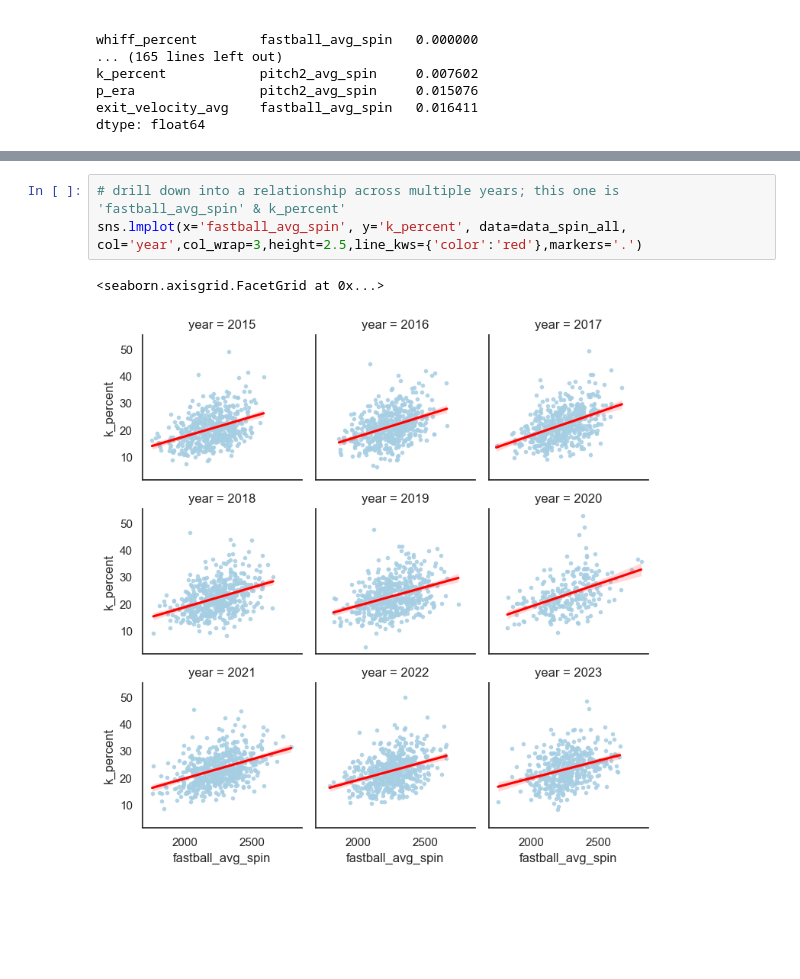
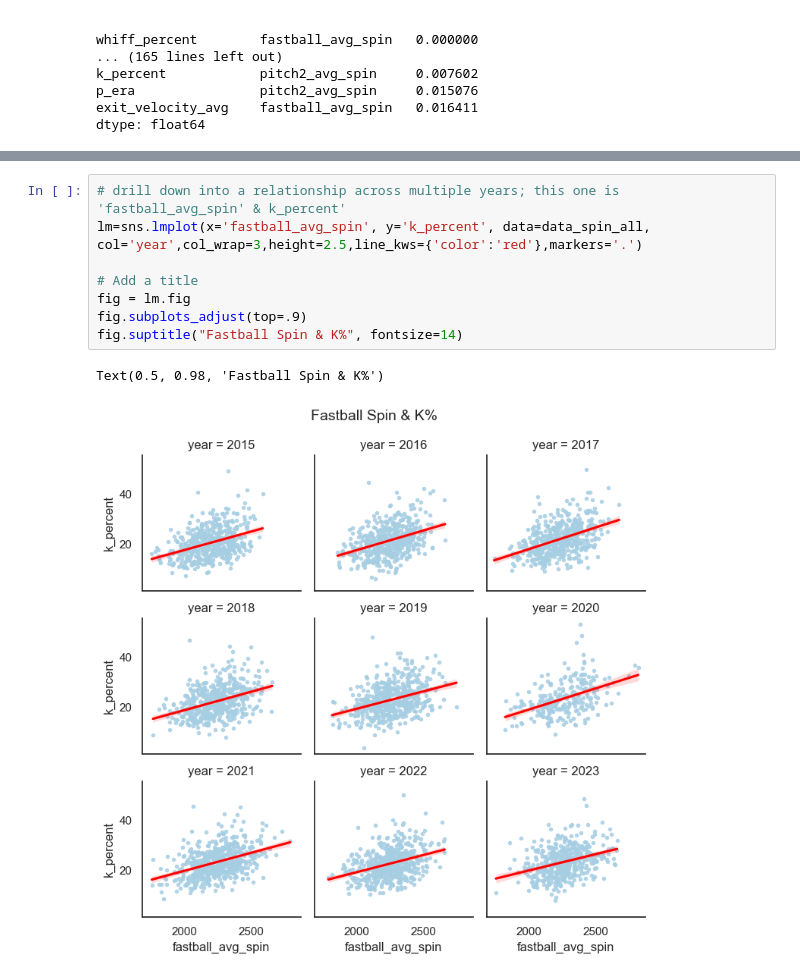
Before and after one commit to ajcernosek/spinrate, a Jupyter notebook: spin-rate-correlation.ipynb, the cells around one changed output, grey strips where cells are left out. Drawn from its saved outputs; the diff is of its cells as text; blank space fills up the shorter version.

```diff
--- a/spin-rate-correlation.ipynb
+++ b/spin-rate-correlation.ipynb
@@ -160,7 +185,12 @@ plt.show()
 # %%
 # drill down into a relationship across multiple years; this one is 'fastball_avg_spin' & k_percent'
-sns.lmplot(x='fastball_avg_spin', y='k_percent', data=data_spin_all, col='year',col_wrap=3,height=2.5,line_kws={'color':'red'},markers='.')
+lm=sns.lmplot(x='fastball_avg_spin', y='k_percent', data=data_spin_all, col='year',col_wrap=3,height=2.5,line_kws={'color':'red'},markers='.')
+
+# Add a title
+fig = lm.fig
+fig.subplots_adjust(top=.9)
+fig.suptitle("Fastball Spin & K%", fontsize=14)
 # %% [output]
-<seaborn.axisgrid.FacetGrid at 0x...>
+Text(0.5, 0.98, 'Fastball Spin & K%')
-[figure, old version]
+[figure, new version]
 # %%
```
Also changed, not shown: parts of 16 cells of this notebook.
